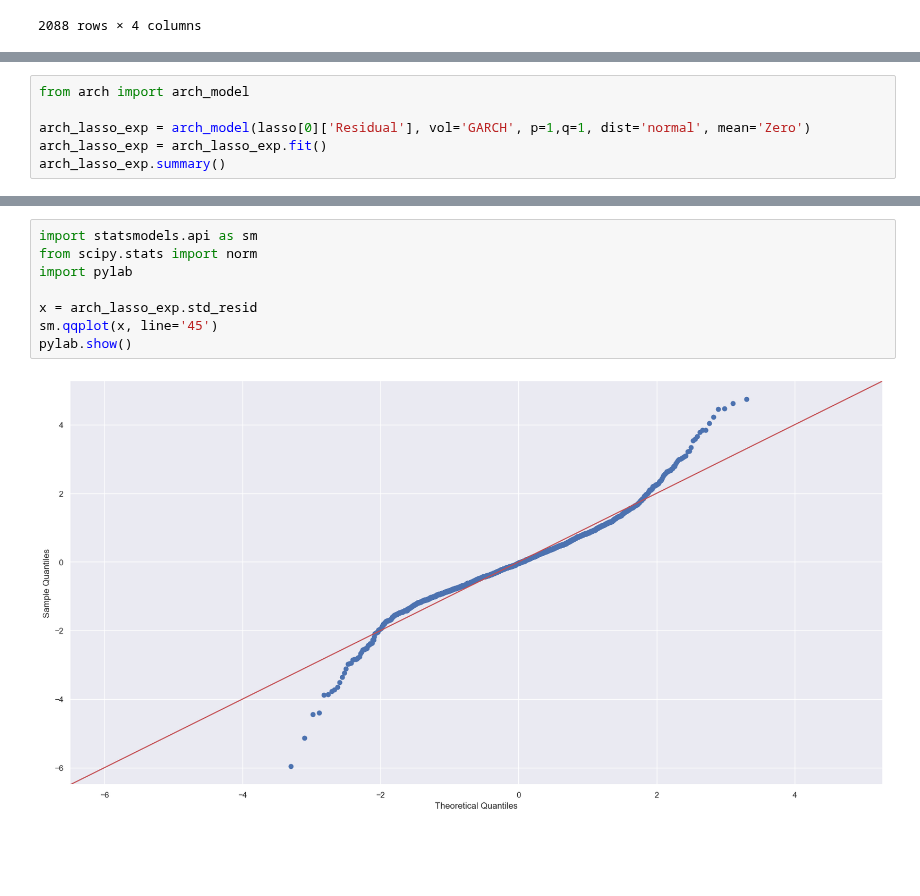
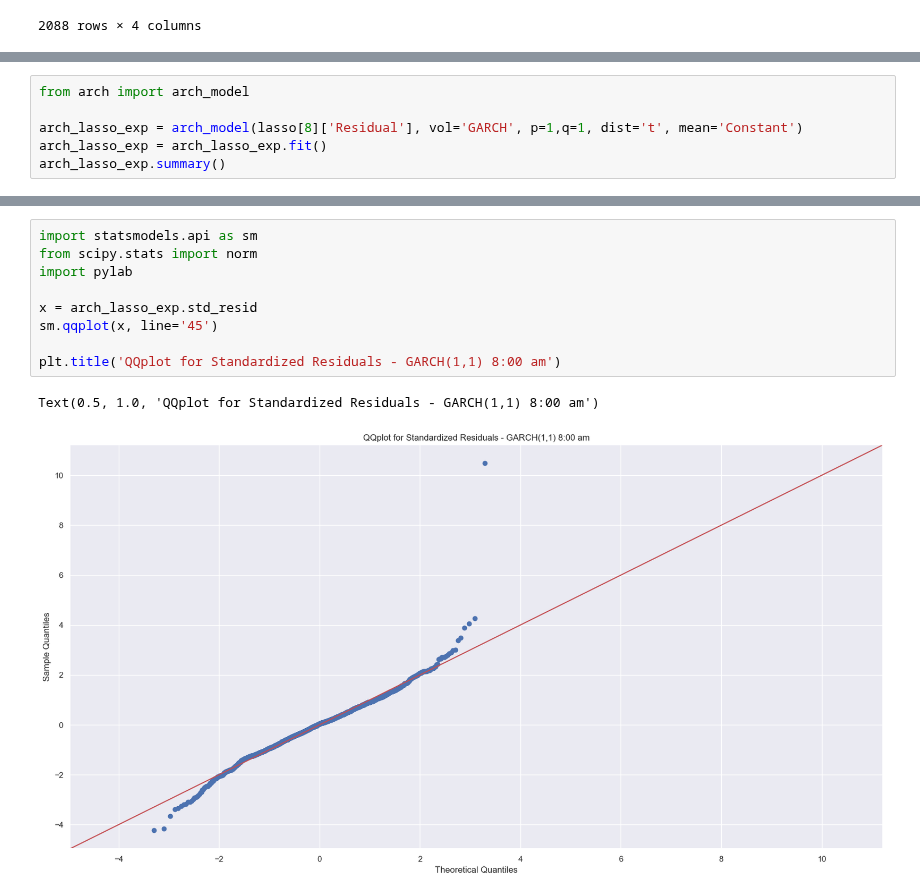
Before and after one commit to KlimisStilp/Price_Timeseries_UK_VScode, a Jupyter notebook: Price Timeseries UK/Totalload_SolarWind_Price_Timeseries.ipynb, the cells around one changed output, grey strips where cells are left out. Cells and saved outputs as stored; diff of their text form; blank space fills up the shorter version.

Commit message:
Added titles to plots, created new labels

```diff
--- a/Price Timeseries UK/Totalload_SolarWind_Price_Timeseries.ipynb
+++ b/Price Timeseries UK/Totalload_SolarWind_Price_Timeseries.ipynb
@@ -430,7 +432,7 @@ lasso[15]
 # %%
 from arch import arch_model
 
-arch_lasso_exp = arch_model(lasso[0]['Residual'], vol='GARCH', p=1,q=1, dist='normal', mean='Zero')
+arch_lasso_exp = arch_model(lasso[8]['Residual'], vol='GARCH', p=1,q=1, dist='t', mean='Constant')
 arch_lasso_exp = arch_lasso_exp.fit()
 arch_lasso_exp.summary()
 # %% [output]
@@ -473,12 +489,14 @@ sns.kdeplot(arch_lasso_exp.std_resid)
 # %%
 import statsmodels.api as sm
 from scipy.stats import norm
 import pylab
 
 x = arch_lasso_exp.std_resid
 sm.qqplot(x, line='45')
-pylab.show()
+
+plt.title('QQplot for Standardized Residuals - GARCH(1,1) 8:00 am')
 # %% [output]
+Text(0.5, 1.0, 'QQplot for Standardized Residuals - GARCH(1,1) 8:00 am')
-[figure, old version]
+[figure, new version]
 # %%
 %%capture
```
Also changed, not shown: parts of 20 cells of this notebook.
